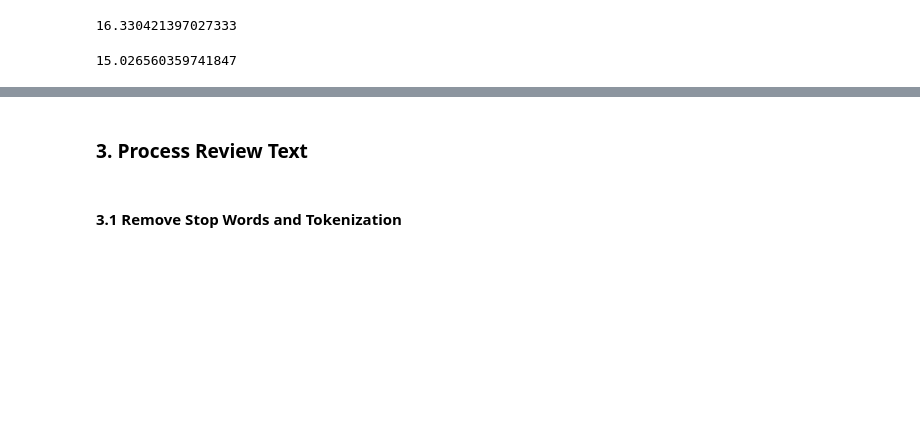
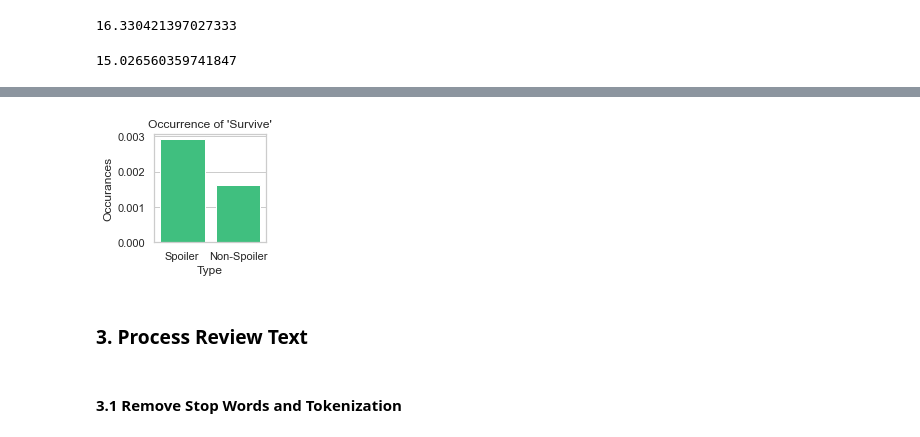
Before and after one commit to im-daniel-wang/Spoiler_Detection, a Jupyter notebook: Modeling Pipeline.ipynb, the cells around one changed output, grey strips where cells are left out. Saved outputs shown, nothing was run; the diff lists cells and outputs as text; code cells hidden in the pictures; blank space fills up the shorter version.

```diff
--- a/Modeling Pipeline.ipynb
+++ b/Modeling Pipeline.ipynb
@@ -182,3 +202,20 @@ ax = sns.barplot(x="Type", y="Word Length", data=dat)
+# %%
+spoiler_survive = 0
+non_spoiler_survive = 0
+for i in spoiler:
+    if 'survive' in i:
+        spoiler_survive += 1
+for i in non_spoiler:
+    if 'survive' in i:
+        non_spoiler_survive += 1
+# %%
+occurance_survive = pd.DataFrame({'Type':['Spoiler', 'Non-Spoiler'], 'Occurances':[spoiler_survive/len(spoiler), non_spoiler_survive/len(non_spoiler)]})
+# %%
+sns.set(rc={'figure.figsize':(2, 2),"font.size":20,"axes.titlesize":20,"axes.labelsize":20},style="white")
+sns.set_theme(style="whitegrid")
+ax = sns.barplot(x="Type", y="Occurances", data=occurance_survive, color="springgreen", saturation=.5).set_title('Occurrence of \'Survive\'')
+# %% [output]
+[figure, added]
 # %% [markdown]
 ### 3. Process Review Text
 # %% [markdown]
```
Also changed, not shown: parts of 5 cells of this notebook, 5 other files.
